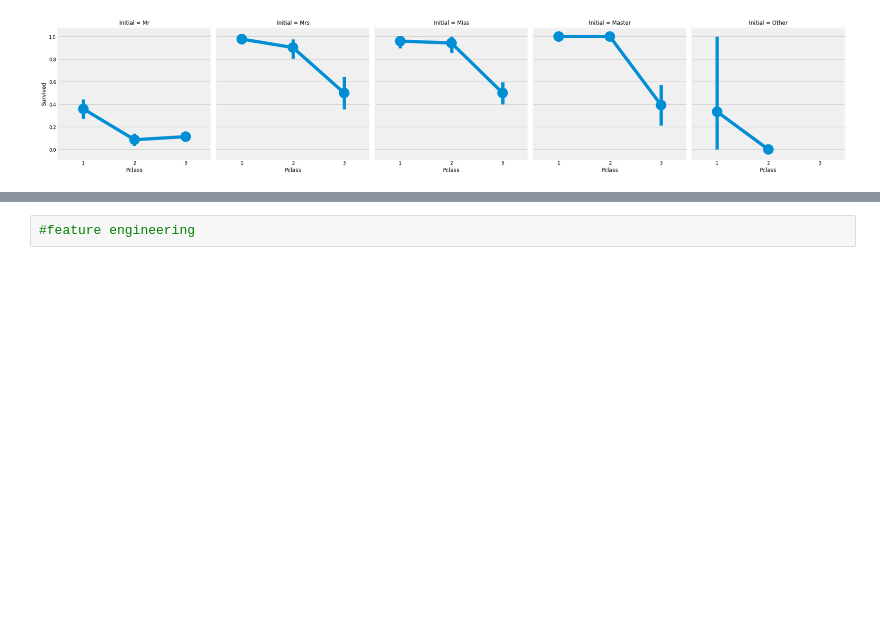
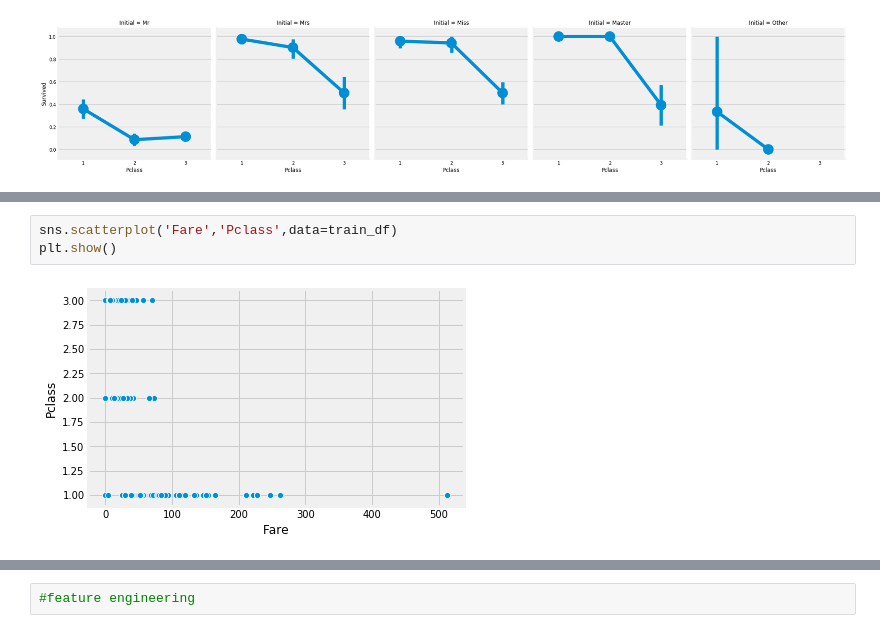
Before and after one commit to xuelicao/kaggleCompetition1, a Jupyter notebook: Titanic/prog/titanic.ipynb, the cells around one changed output, grey strips where cells are left out. Saved outputs shown, nothing was run; the diff lists cells and outputs as text; blank space fills up the shorter version.

Commit message:
data preprocessing

```diff
--- a/Titanic/prog/titanic.ipynb
+++ b/Titanic/prog/titanic.ipynb
@@ -258,0 +293,5 @@ plt.show()
+# %%
+sns.scatterplot('Fare','Pclass',data=train_df)
+plt.show()
+# %% [output]
+[figure, added]
```
Also changed, not shown: parts of 14 cells of this notebook.
